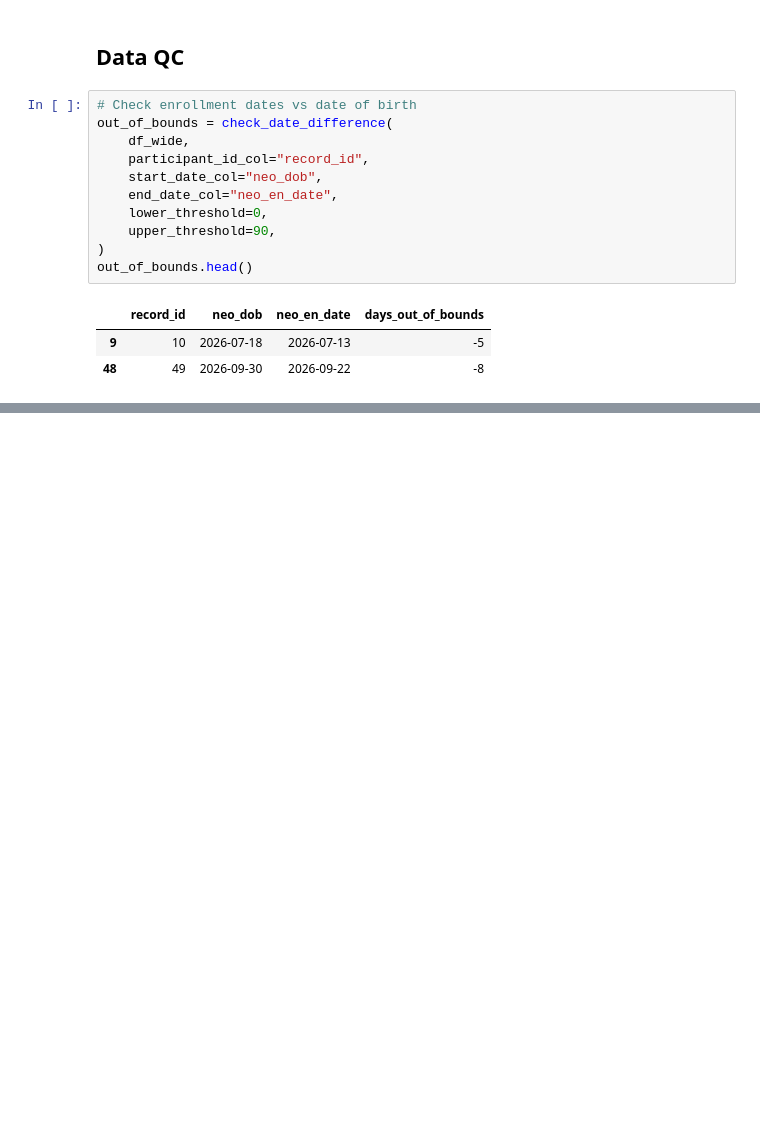
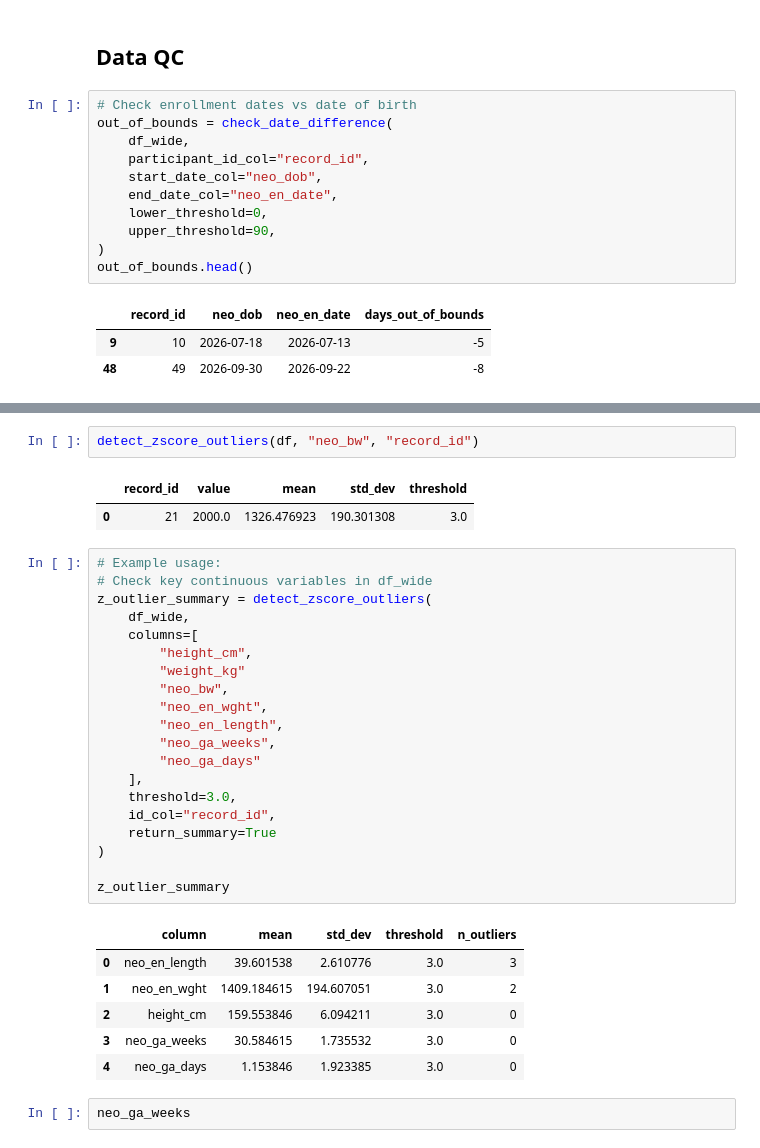
Before and after one commit to herbiekaps/NoteBooks, a Jupyter notebook: Caffein_Citrate_monitoring_report .ipynb, the cells around one changed output, grey strips where cells are left out. Drawn from its saved outputs; the diff is of its cells as text; blank space fills up the shorter version.

```diff
--- a/Caffein_Citrate_monitoring_report .ipynb
+++ b/Caffein_Citrate_monitoring_report .ipynb
@@ -443,0 +529,34 @@ out_of_bounds.head()
+# %%
+detect_zscore_outliers(df, "neo_bw", "record_id")
+# %% [output]
+|  | record_id | value | mean | std_dev | threshold |
+| 0 | 21 | 2000.0 | 1326.476923 | 190.301308 | 3.0 |
+# %%
+# Example usage:
+# Check key continuous variables in df_wide
+z_outlier_summary = detect_zscore_outliers(
+    df_wide,
+    columns=[
+        "height_cm",
+        "weight_kg"
+        "neo_bw",
+        "neo_en_wght",
+        "neo_en_length",
+        "neo_ga_weeks",
+        "neo_ga_days"
+    ],
+    threshold=3.0,
+    id_col="record_id",
+    return_summary=True
+)
+
+z_outlier_summary
+# %% [output]
+|  | column | mean | std_dev | threshold | n_outliers |
+| 0 | neo_en_length | 39.601538 | 2.610776 | 3.0 | 3 |
+| 1 | neo_en_wght | 1409.184615 | 194.607051 | 3.0 | 2 |
+| 2 | height_cm | 159.553846 | 6.094211 | 3.0 | 0 |
+| 3 | neo_ga_weeks | 30.584615 | 1.735532 | 3.0 | 0 |
+| 4 | neo_ga_days | 1.153846 | 1.923385 | 3.0 | 0 |
+# %%
+neo_ga_weeks
```
Also changed, not shown: parts of 8 cells of this notebook.
